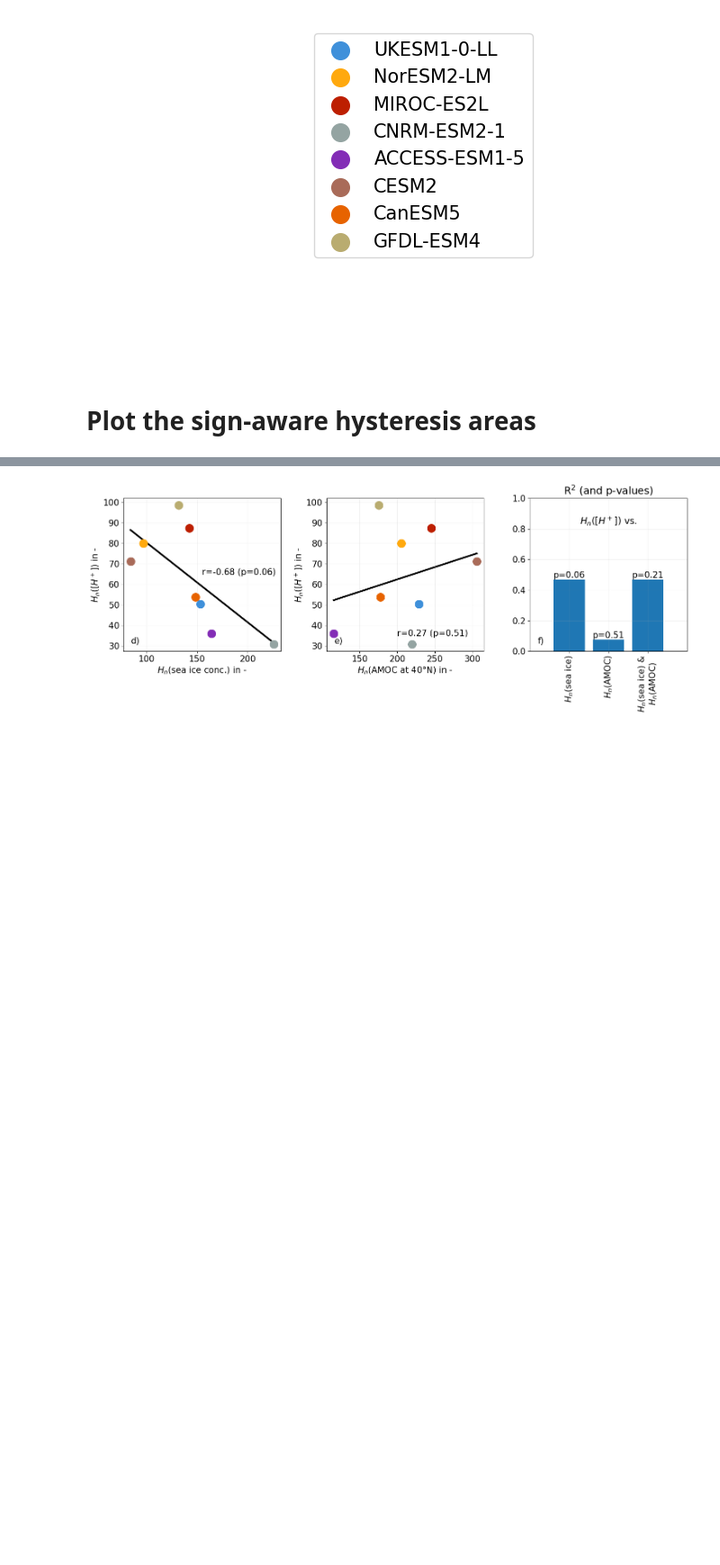
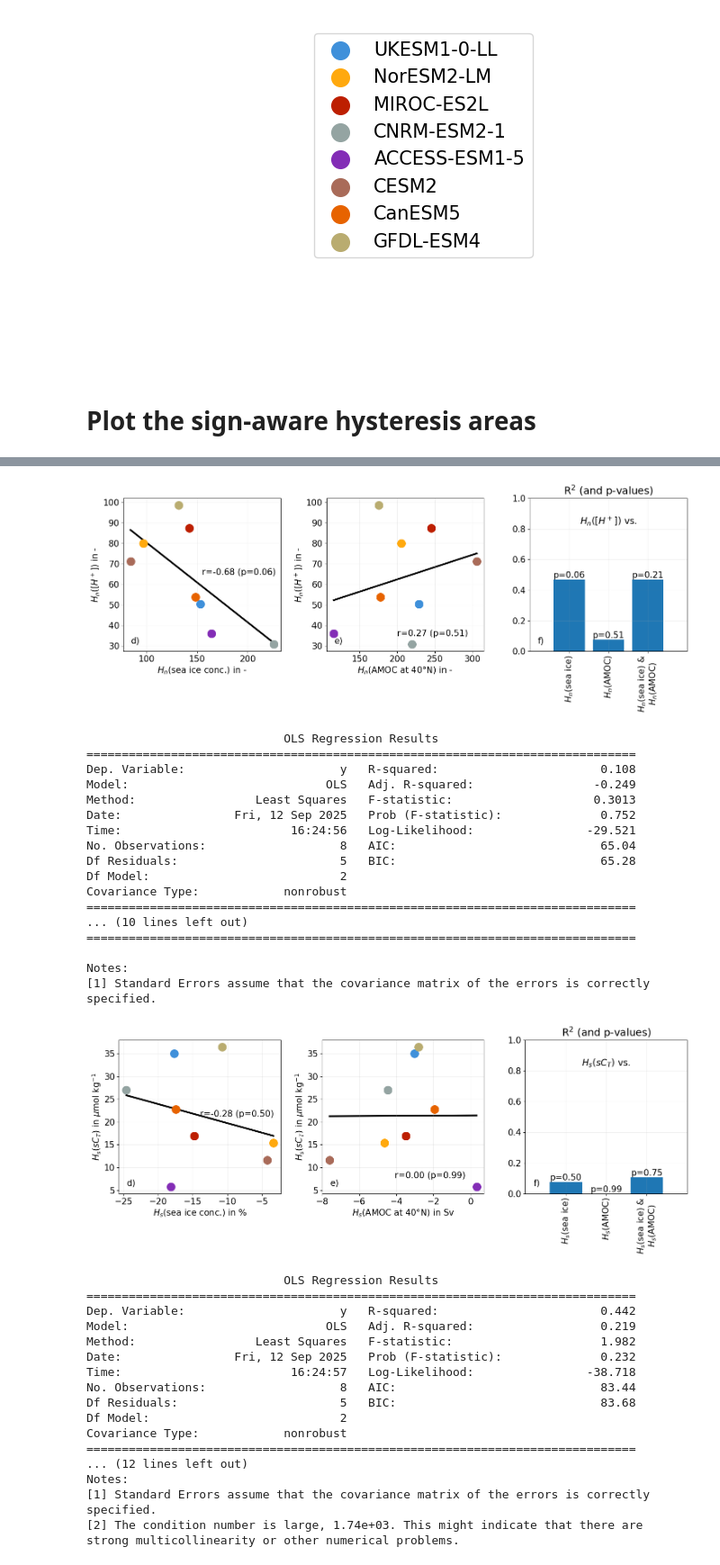
Before and after one commit to eikekoehn/Arctic_acidification_reversibility_scripts, a Jupyter notebook: 03_analysis_and_plotting/figure04_correlation_plots.ipynb, the cells around one changed output, grey strips where cells are left out. Shown at 90% size. Saved outputs shown, nothing was run; the diff lists cells and outputs as text; code cells hidden in the pictures; blank space fills up the shorter version.

```diff
--- a/03_analysis_and_plotting/figure04_correlation_plots.ipynb
+++ b/03_analysis_and_plotting/figure04_correlation_plots.ipynb
@@ -209,7 +209,7 @@ if savefigs == True:
 # %%
 carbonate_var = 'hplus' # 'omegaa'
 hysteresis_type = 'signed_hysteresis_area' #'normalized_hysteresis_area' # ,'signed_hysteresis_area'
-for carbonate_var in ['omegaa','hplus']:
+for carbonate_var in ['omegaa','hplus','sCT']:
     if carbonate_var == 'omegaa':
         plotlabels = ['a)','b)','c)']
     elif carbonate_var == 'hplus':
@@ -222,6 +222,9 @@ for carbonate_var in ['omegaa','hplus']:
         elif carbonate_var == 'hplus':
             label_string = r'$[H^+]$'
             unit = r'nmol kg$^{-1}$'
+        elif carbonate_var == 'sCT':
+            label_string = r'$sC_T$'
+            unit = r'$\mu$mol kg$^{-1}$'
 
         if hysteresis_type == 'normalized_hysteresis_area':
             hyst_string = r'$H_n$'
@@ -398,11 +401,46 @@ Time:                        14:44:55   Log-Likelihood:                -33.884
 No. Observations:                   8   AIC:                             73.77
 Df Residuals:                       5   BIC:                             74.01
 Df Model:                           2
 Covariance Type:            nonrobust
 ==============================================================================
 ... (12 lines left out)
 Notes:
 [1] Standard Errors assume that the covariance matrix of the errors is correctly specified.
 [2] The condition number is large, 1.74e+03. This might indicate that there are
 strong multicollinearity or other numerical problems.
 [figure]
+                            OLS Regression Results
+==============================================================================
+Dep. Variable:                      y   R-squared:                       0.108
+Model:                            OLS   Adj. R-squared:                 -0.249
+Method:                 Least Squares   F-statistic:                    0.3013
+Date:                Fri, 12 Sep 2025   Prob (F-statistic):              0.752
+Time:                        16:24:56   Log-Likelihood:                -29.521
+No. Observations:                   8   AIC:                             65.04
+Df Residuals:                       5   BIC:                             65.28
+Df Model:                           2
+Covariance Type:            nonrobust
+==============================================================================
+... (10 lines left out)
+==============================================================================
+
+Notes:
+[1] Standard Errors assume that the covariance matrix of the errors is correctly specified.
+[figure, added]
+                            OLS Regression Results
+==============================================================================
+Dep. Variable:                      y   R-squared:                       0.442
+Model:                            OLS   Adj. R-squared:                  0.219
+Method:                 Least Squares   F-statistic:                     1.982
+Date:                Fri, 12 Sep 2025   Prob (F-statistic):              0.232
+Time:                        16:24:57   Log-Likelihood:                -38.718
+No. Observations:                   8   AIC:                             83.44
+Df Residuals:                       5   BIC:                             83.68
+Df Model:                           2
+Covariance Type:            nonrobust
+==============================================================================
+... (12 lines left out)
+Notes:
+[1] Standard Errors assume that the covariance matrix of the errors is correctly specified.
+[2] The condition number is large, 1.74e+03. This might indicate that there are
+strong multicollinearity or other numerical problems.
```
Also changed, not shown: parts of 1 cell of this notebook, 5 other files.
